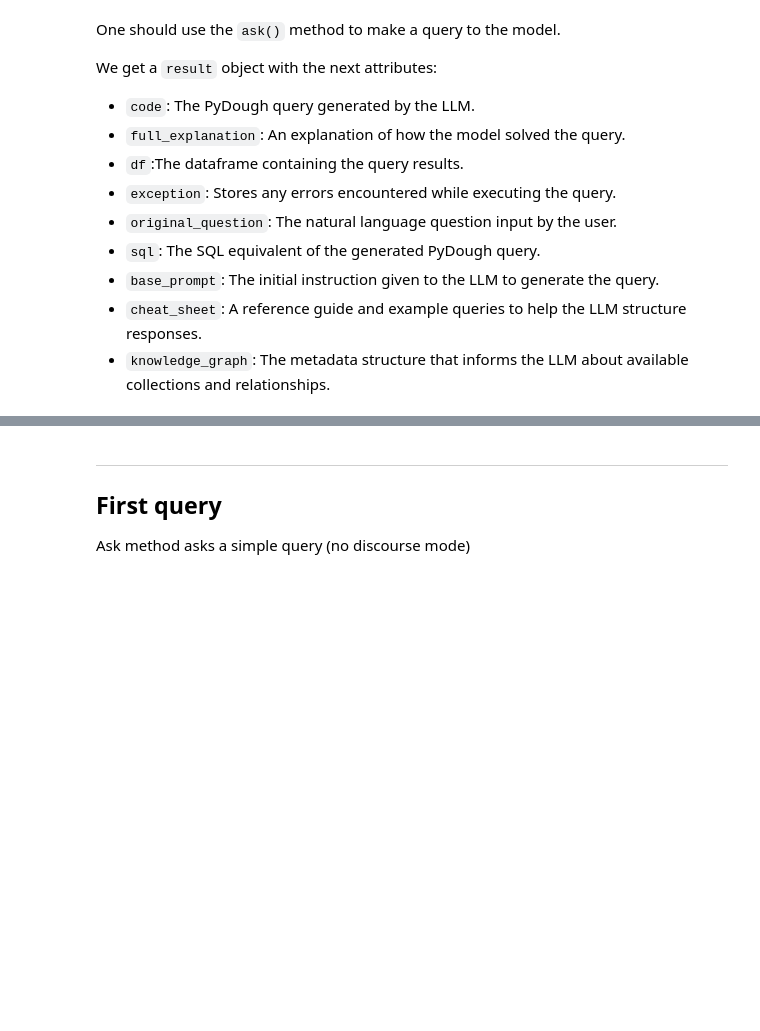
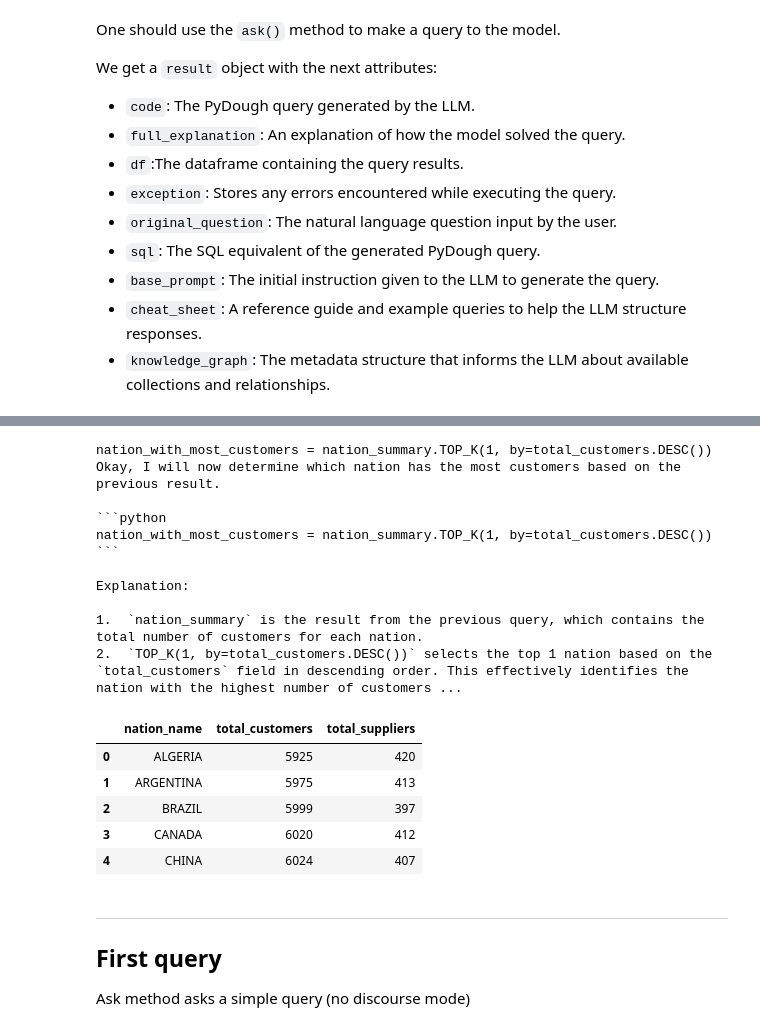
Before and after one commit to bodo-ai/text2pydough, a Jupyter notebook: workbench/AAraya/dev/llm_demo_final_vRK_v2.ipynb, the cells around one changed output, grey strips where cells are left out. Saved outputs shown, nothing was run; the diff lists cells and outputs as text; code cells hidden in the pictures; blank space fills up the shorter version.

````diff
--- a/workbench/AAraya/dev/llm_demo_final_vRK_v2.ipynb
+++ b/workbench/AAraya/dev/llm_demo_final_vRK_v2.ipynb
@@ -42,3 +70,25 @@ We get a `result` object with the next attributes:
+# %%
+result2= client.discourse(result,"Which nation has the most customers?")
+print(result2.full_explanation)
+result.df.head()
+# %% [output]
+nation_with_most_customers = nation_summary.TOP_K(1, by=total_customers.DESC())
+Okay, I will now determine which nation has the most customers based on the previous result.
+
+```python
+nation_with_most_customers = nation_summary.TOP_K(1, by=total_customers.DESC())
+```
+
+Explanation:
+
+1.  `nation_summary` is the result from the previous query, which contains the total number of customers for each nation.
+2.  `TOP_K(1, by=total_customers.DESC())` selects the top 1 nation based on the `total_customers` field in descending order. This effectively identifies the nation with the highest number of customers ...
+|  | nation_name | total_customers | total_suppliers |
+| 0 | ALGERIA | 5925 | 420 |
+| 1 | ARGENTINA | 5975 | 413 |
+| 2 | BRAZIL | 5999 | 397 |
+| 3 | CANADA | 6020 | 412 |
+| 4 | CHINA | 6024 | 407 |
 # %% [markdown]
 ---
 ## First query
````
Also changed, not shown: parts of 1 cell of this notebook.
